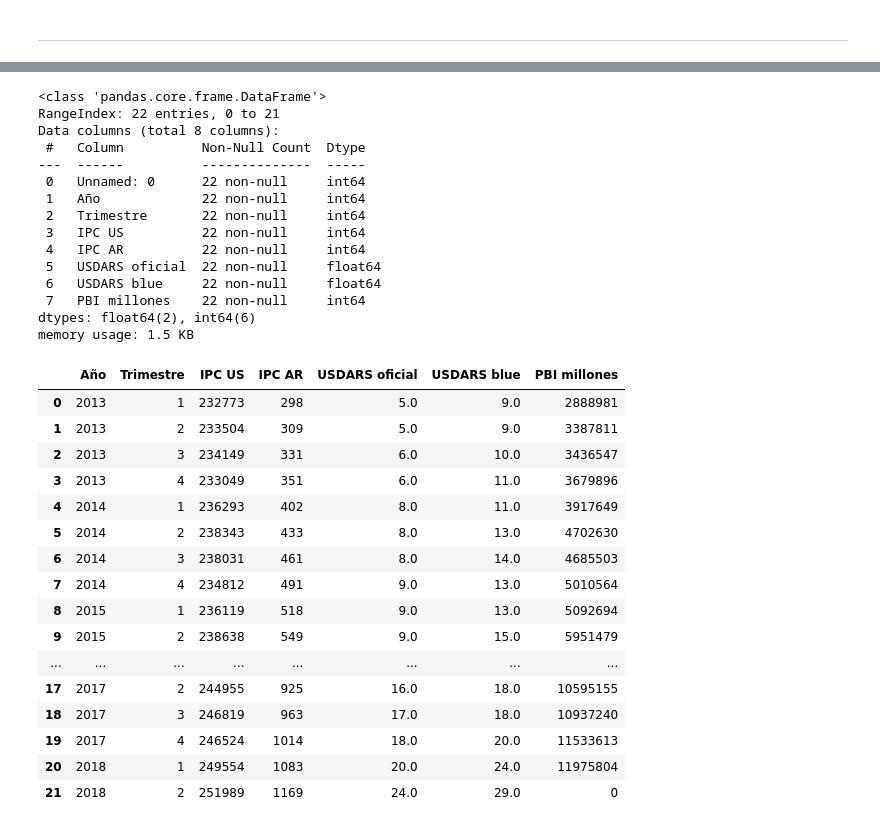
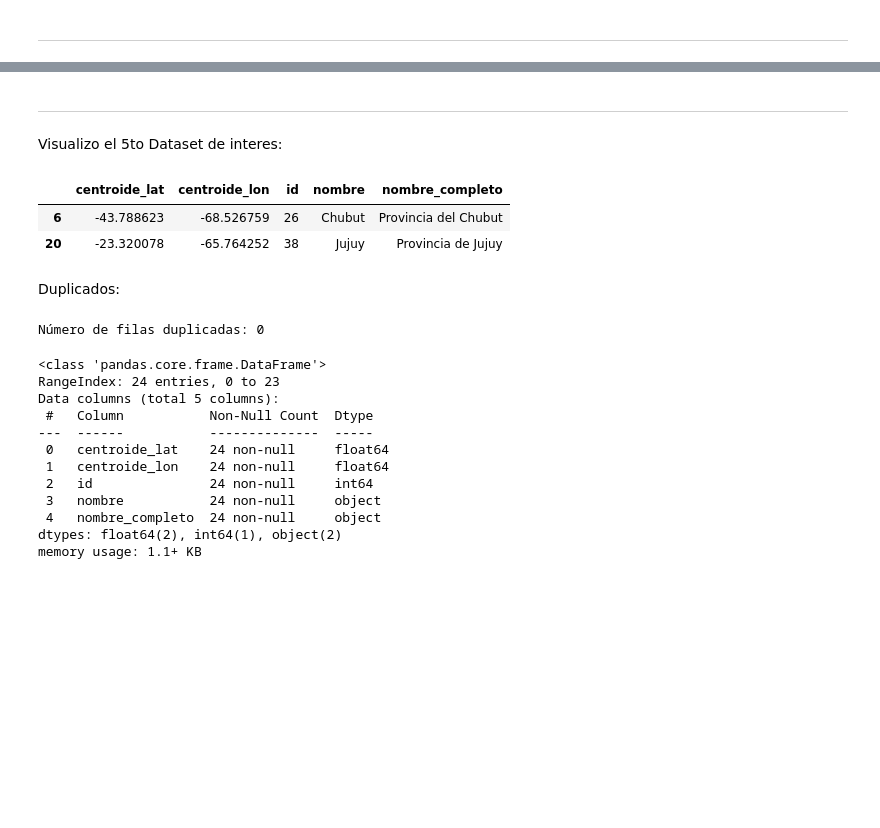
Before and after one commit to RomaDolcenera/PI2_enacom, a Jupyter notebook: ETL.ipynb, the cells around one changed output, grey strips where cells are left out. Drawn from its saved outputs; the diff is of its cells as text; code cells hidden in the pictures; blank space fills up the shorter version.

```diff
--- a/ETL.ipynb
+++ b/ETL.ipynb
@@ -737,18 +820,35 @@ df2_partidos.head(5)
+# %% [markdown]
+---
+# %% [markdown]
+Visualizo el 5to Dataset de interes:
+# %%
+df_prov = pd.read_csv('./df_provincias.csv')
+df_prov.sample(2)
+# %% [output]
+|  | centroide_lat | centroide_lon | id | nombre | nombre_completo |
+| 6 | -43.788623 | -68.526759 | 26 | Chubut | Provincia del Chubut |
+| 20 | -23.320078 | -65.764252 | 38 | Jujuy | Provincia de Jujuy |
+# %% [markdown]
+Duplicados:
+# %%
+# Contar filas duplicadas
+numero_duplicados = df_prov.duplicated().sum()
+
+print(f"Número de filas duplicadas: {numero_duplicados}")
+# %% [output]
+Número de filas duplicadas: 0
 # %%
-indic_me.info()
+df_prov.info()
 # %% [output]
 <class 'pandas.core.frame.DataFrame'>
-RangeIndex: 22 entries, 0 to 21
-Data columns (total 8 columns):
- #   Column          Non-Null Count  Dtype
----  ------          --------------  -----
- 0   Unnamed: 0      22 non-null     int64
- 1   Año             22 non-null     int64
- 2   Trimestre       22 non-null     int64
- 3   IPC US          22 non-null     int64
- 4   IPC AR          22 non-null     int64
- 5   USDARS oficial  22 non-null     float64
- 6   USDARS blue     22 non-null     float64
- 7   PBI millones    22 non-null     int64
-dtypes: float64(2), int64(6)
-memory usage: 1.5 KB
+RangeIndex: 24 entries, 0 to 23
+Data columns (total 5 columns):
+ #   Column           Non-Null Count  Dtype
+---  ------           --------------  -----
+ 0   centroide_lat    24 non-null     float64
+ 1   centroide_lon    24 non-null     float64
+ 2   id               24 non-null     int64
+ 3   nombre           24 non-null     object
+ 4   nombre_completo  24 non-null     object
+dtypes: float64(2), int64(1), object(2)
+memory usage: 1.1+ KB
@@ -758,20 +854,0 @@ indic_me = indic_me.drop(columns=['Unnamed: 0'])
-# %%
-indic_me
-# %% [output]
-|  | Año | Trimestre | IPC US | IPC AR | USDARS oficial | USDARS blue | PBI millones |
-| 0 | 2013 | 1 | 232773 | 298 | 5.0 | 9.0 | 2888981 |
-| 1 | 2013 | 2 | 233504 | 309 | 5.0 | 9.0 | 3387811 |
-| 2 | 2013 | 3 | 234149 | 331 | 6.0 | 10.0 | 3436547 |
-| 3 | 2013 | 4 | 233049 | 351 | 6.0 | 11.0 | 3679896 |
-| 4 | 2014 | 1 | 236293 | 402 | 8.0 | 11.0 | 3917649 |
-| 5 | 2014 | 2 | 238343 | 433 | 8.0 | 13.0 | 4702630 |
-| 6 | 2014 | 3 | 238031 | 461 | 8.0 | 14.0 | 4685503 |
-| 7 | 2014 | 4 | 234812 | 491 | 9.0 | 13.0 | 5010564 |
-| 8 | 2015 | 1 | 236119 | 518 | 9.0 | 13.0 | 5092694 |
-| 9 | 2015 | 2 | 238638 | 549 | 9.0 | 15.0 | 5951479 |
-| ... | ... | ... | ... | ... | ... | ... | ... |
-| 17 | 2017 | 2 | 244955 | 925 | 16.0 | 18.0 | 10595155 |
-| 18 | 2017 | 3 | 246819 | 963 | 17.0 | 18.0 | 10937240 |
-| 19 | 2017 | 4 | 246524 | 1014 | 18.0 | 20.0 | 11533613 |
-| 20 | 2018 | 1 | 249554 | 1083 | 20.0 | 24.0 | 11975804 |
-| 21 | 2018 | 2 | 251989 | 1169 | 24.0 | 29.0 | 0 |
```
Also changed, not shown: parts of 34 cells of this notebook, 1 other file.
